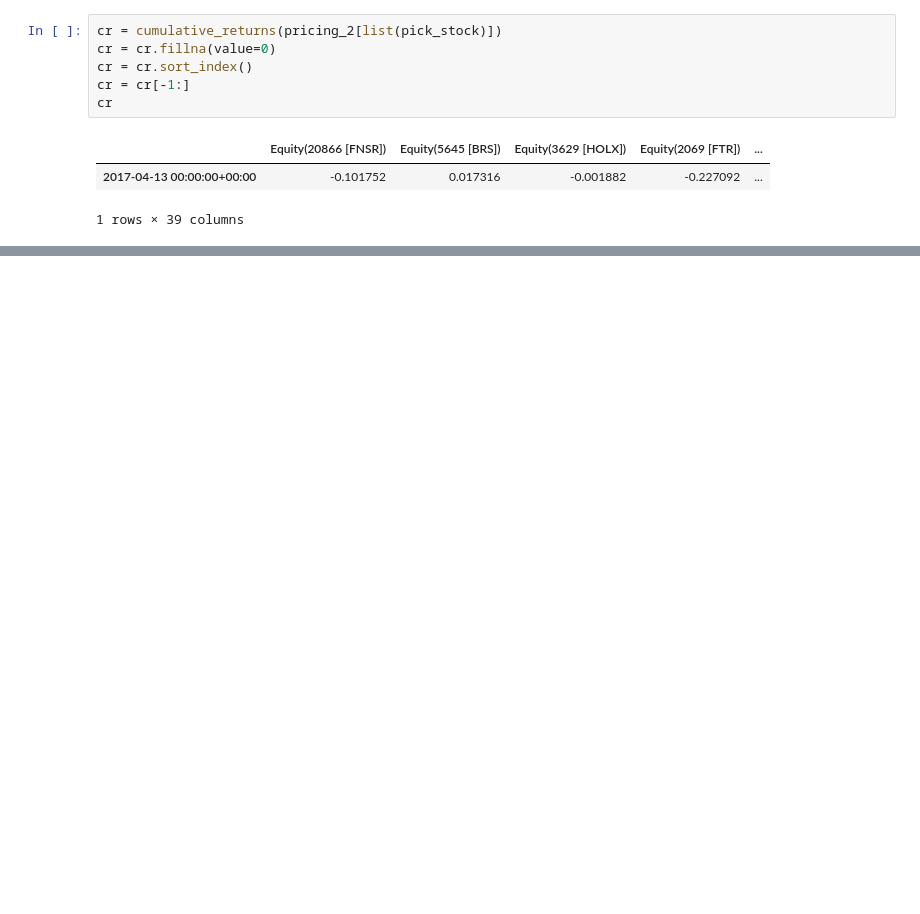
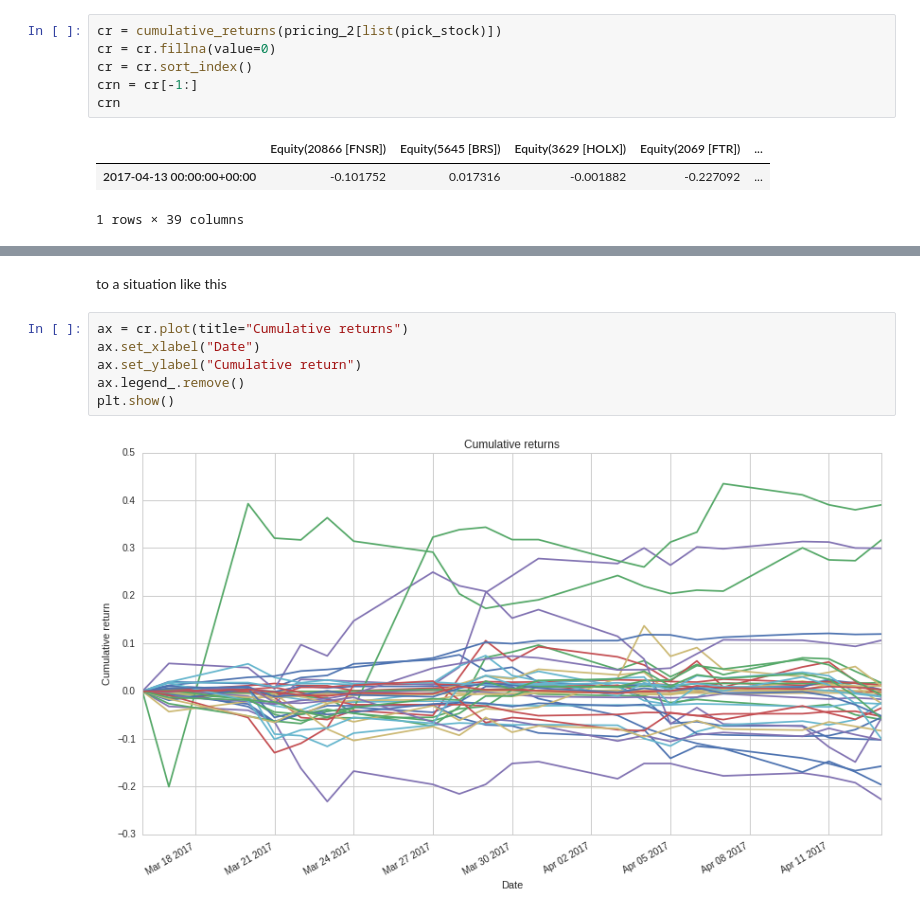
Before and after one commit to gtesei/python-for-finance-notes, a Jupyter notebook: 4_2__Stock_Picking_The_Future_is_not_what_used_to_be.ipynb, the cells around one changed output, grey strips where cells are left out. Drawn from its saved outputs; the diff is of its cells as text; blank space fills up the shorter version.

```diff
--- a/4_2__Stock_Picking_The_Future_is_not_what_used_to_be.ipynb
+++ b/4_2__Stock_Picking_The_Future_is_not_what_used_to_be.ipynb
@@ -560,8 +561,8 @@ expected but they come from the cumulative return list__.
 cr = cumulative_returns(pricing_2[list(pick_stock)])
 cr = cr.fillna(value=0)
 cr = cr.sort_index()
-cr = cr[-1:]
-cr
+crn = cr[-1:]
+crn
 # %% [output]
 |  | Equity(20866 [FNSR]) | Equity(5645 [BRS]) | Equity(3629 [HOLX]) | Equity(2069 [FTR]) | ... |
 | 2017-04-13 00:00:00+00:00 | -0.101752 | 0.017316 | -0.001882 | -0.227092 | ... |
@@ -576,0 +591,10 @@ __This concludes the evaluation of such picking strategy: not only best stocks a
+# %% [markdown]
+to a situation like this
+# %%
+ax = cr.plot(title="Cumulative returns")
+ax.set_xlabel("Date")
+ax.set_ylabel("Cumulative return")
+ax.legend_.remove()
+plt.show()
+# %% [output]
+[figure, added]
```
Also changed, not shown: parts of 5 cells of this notebook.
